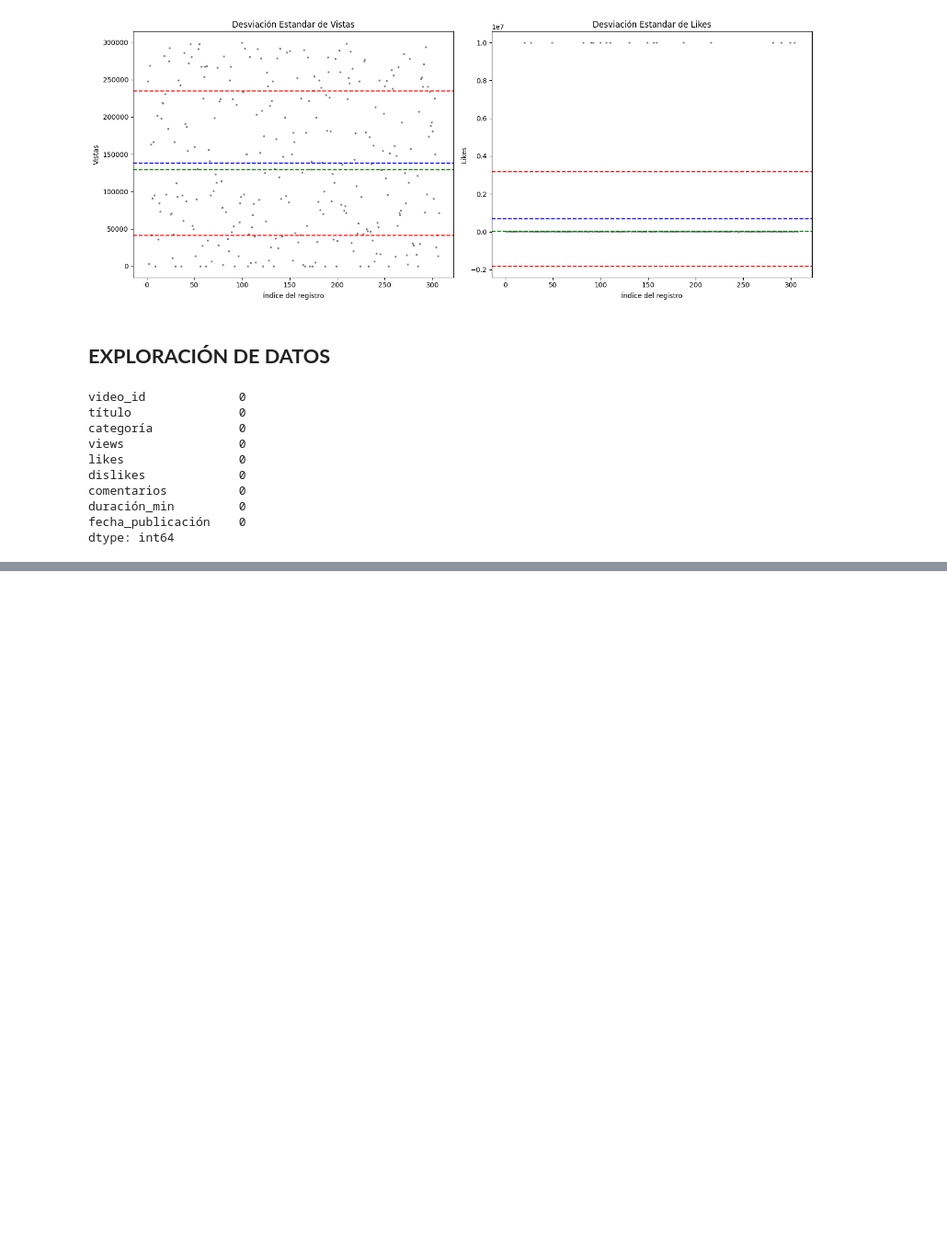
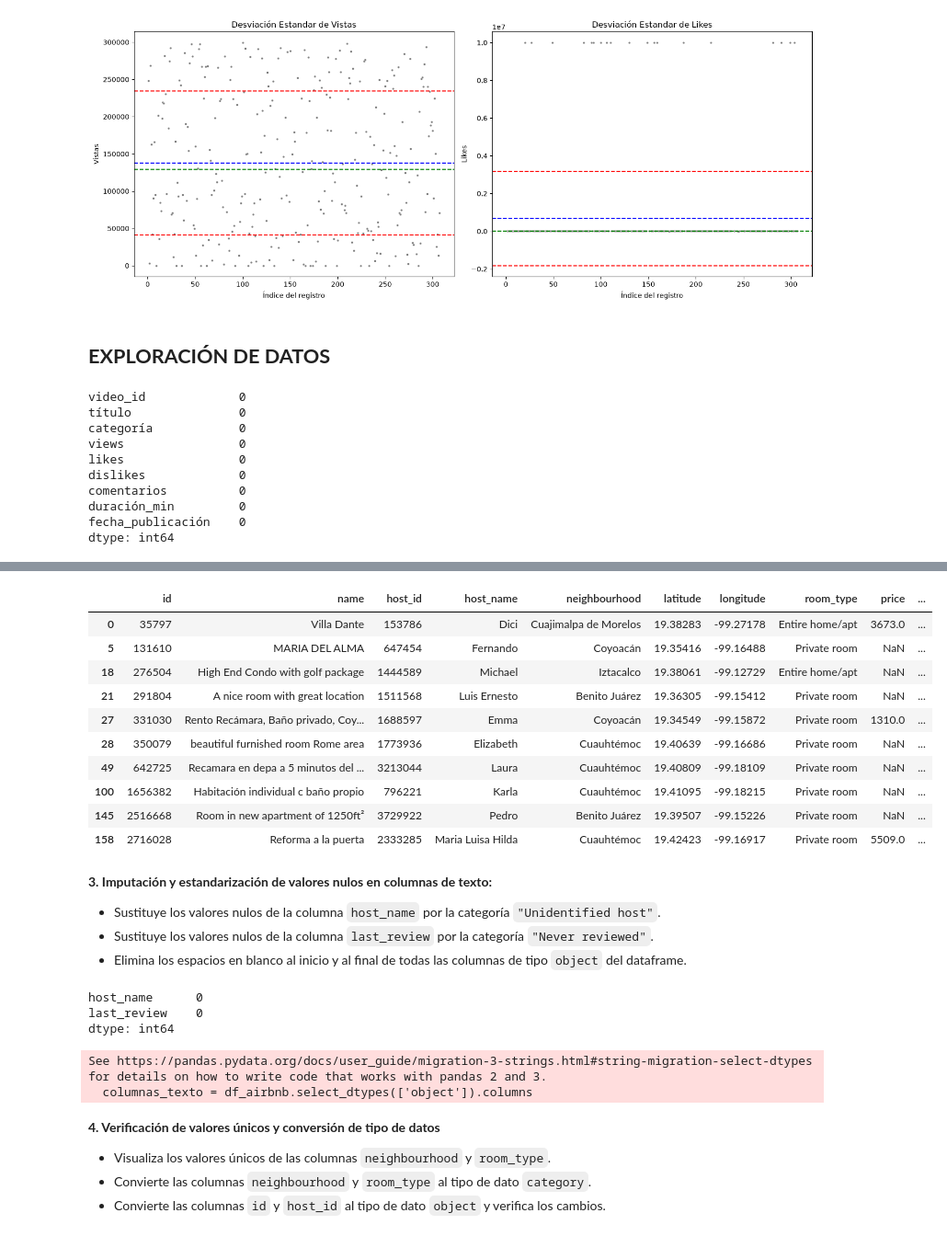
Before and after one commit to angelrz/data-analysis, a Jupyter notebook: 3 Introducción al Análisis de Datos/3.4 Hands_On_Limpieza_de_Datos_Par.ipynb, the cells around one changed output, grey strips where cells are left out. Shown at 92% size. Saved outputs shown, nothing was run; the diff lists cells and outputs as text; code cells hidden in the pictures; blank space fills up the shorter version.

```diff
--- a/3 Introducción al Análisis de Datos/3.4 Hands_On_Limpieza_de_Datos_Par.ipynb
+++ b/3 Introducción al Análisis de Datos/3.4 Hands_On_Limpieza_de_Datos_Par.ipynb
@@ -628,0 +733,45 @@ memory usage: 28.5 KB
+# %%
+df_airbnb[df_airbnb['last_review'].isnull()].head(10)
+# %% [output]
+|  | id | name | host_id | host_name | neighbourhood | latitude | longitude | room_type | price | ... |
+| 0 | 35797 | Villa Dante | 153786 | Dici | Cuajimalpa de Morelos | 19.38283 | -99.27178 | Entire home/apt | 3673.0 | ... |
+| 5 | 131610 | MARIA DEL ALMA | 647454 | Fernando | Coyoacán | 19.35416 | -99.16488 | Private room | NaN | ... |
+| 18 | 276504 | High End Condo with golf package | 1444589 | Michael | Iztacalco | 19.38061 | -99.12729 | Entire home/apt | NaN | ... |
+| 21 | 291804 | A nice room with great location | 1511568 | Luis Ernesto | Benito Juárez | 19.36305 | -99.15412 | Private room | NaN | ... |
+| 27 | 331030 | Rento Recámara, Baño privado, Coy... | 1688597 | Emma | Coyoacán | 19.34549 | -99.15872 | Private room | 1310.0 | ... |
+| 28 | 350079 | beautiful furnished room Rome area | 1773936 | Elizabeth | Cuauhtémoc | 19.40639 | -99.16686 | Private room | NaN | ... |
+| 49 | 642725 | Recamara en depa a 5 minutos del ... | 3213044 | Laura | Cuauhtémoc | 19.40809 | -99.18109 | Private room | NaN | ... |
+| 100 | 1656382 | Habitación individual c baño propio | 796221 | Karla | Cuauhtémoc | 19.41095 | -99.18215 | Private room | NaN | ... |
+| 145 | 2516668 | Room in new apartment of 1250ft² | 3729922 | Pedro | Benito Juárez | 19.39507 | -99.15226 | Private room | NaN | ... |
+| 158 | 2716028 | Reforma a la puerta | 2333285 | Maria Luisa Hilda | Cuauhtémoc | 19.42423 | -99.16917 | Private room | 5509.0 | ... |
+# %% [markdown]
+**3. Imputación y estandarización de valores nulos en columnas de texto:**
+
+* Sustituye los valores nulos de la columna `host_name` por la categoría `"Unidentified host"`.
+* Sustituye los valores nulos de la columna `last_review` por la categoría `"Never reviewed"`.
+* Elimina los espacios en blanco al inicio y al final de todas las columnas de tipo `object` del dataframe.
+# %%
+# Imputación por categoría
+
+df_airbnb['host_name'] = df_airbnb['host_name'].fillna("Unidentified host")
+df_airbnb['last_review'] = df_airbnb['last_review'].fillna("Never reviewed")
+
+print(df_airbnb[columnas_texto].isnull().sum())
+# %% [output]
+host_name      0
+last_review    0
+dtype: int64
+# %%
+# Eliminar espacios extras
+
+columnas_texto = df_airbnb.select_dtypes(['object']).columns
+df_airbnb[columnas_texto] = df_airbnb[columnas_texto].apply(lambda x: x.str.strip())
+# %% [output]
+See https://pandas.pydata.org/docs/user_guide/migration-3-strings.html#string-migration-select-dtypes for details on how to write code that works with pandas 2 and 3.
+  columnas_texto = df_airbnb.select_dtypes(['object']).columns
+# %% [markdown]
+**4. Verificación de valores únicos y conversión de tipo de datos**
+
+* Visualiza los valores únicos de las columnas `neighbourhood` y  `room_type`.
+* Convierte las columnas `neighbourhood` y `room_type` al tipo de dato  `category`.
+* Convierte las columnas `id` y `host_id` al tipo de dato `object` y verifica los cambios.
```
Also changed, not shown: parts of 37 cells of this notebook.
